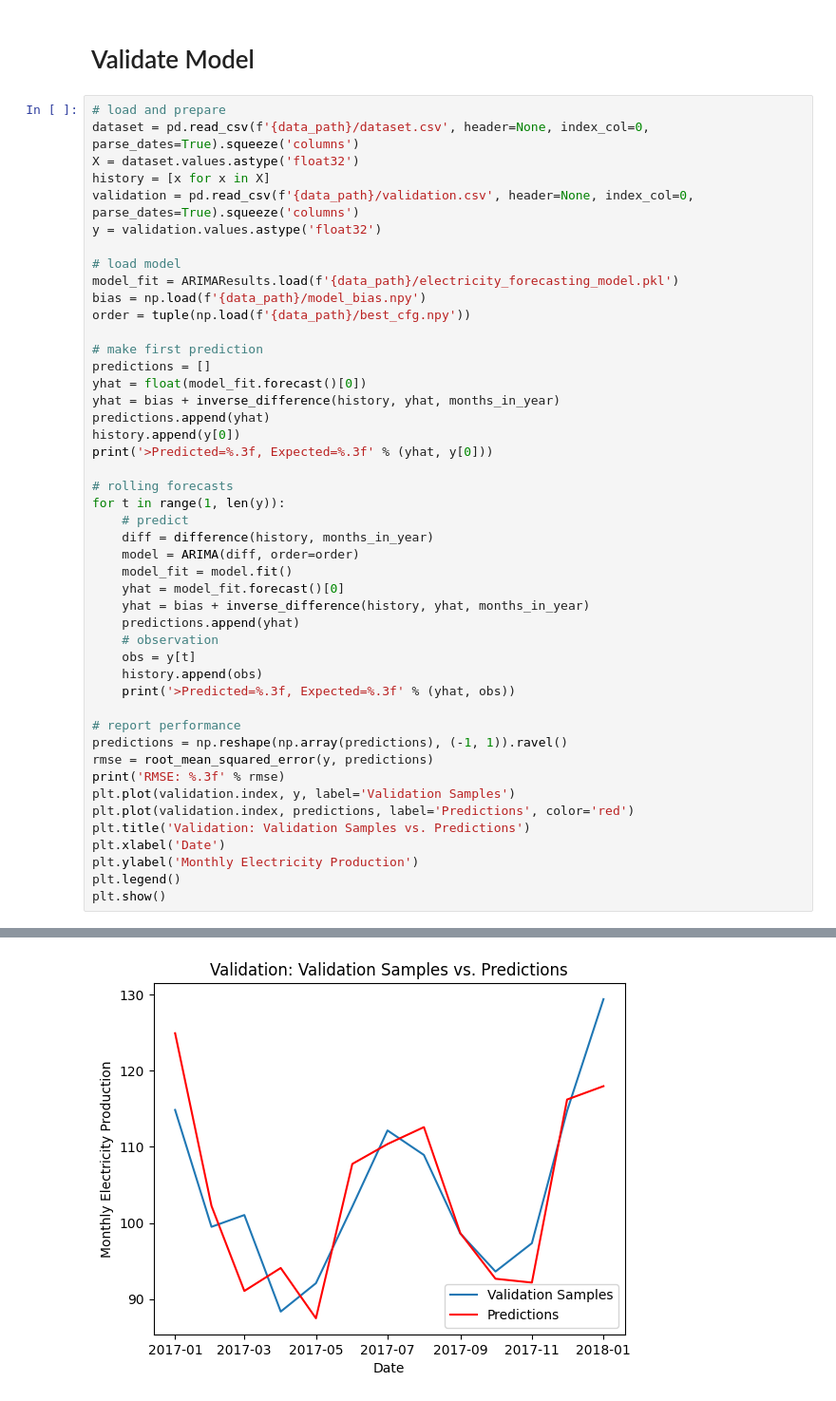
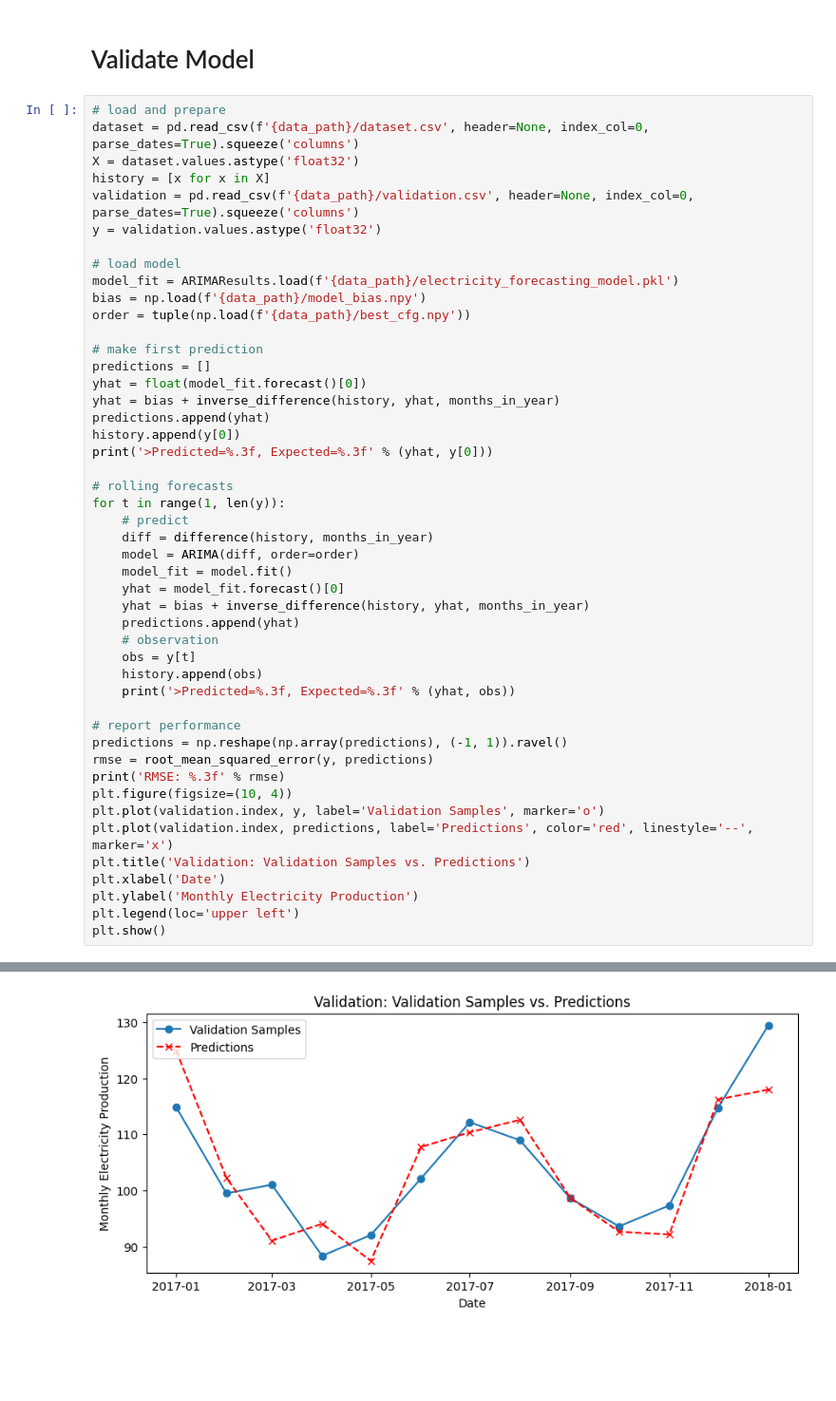
Before and after one commit to patrickmthisi/Monthly-Electricity-Production-, a Jupyter notebook: ARIMA_Time_Series_Forecasting_Electricity.ipynb, the cells around one changed output, grey strips where cells are left out. Shown at 95% size. Cells and saved outputs as stored; diff of their text form; blank space fills up the shorter version.

```diff
--- a/ARIMA_Time_Series_Forecasting_Electricity.ipynb
+++ b/ARIMA_Time_Series_Forecasting_Electricity.ipynb
@@ -457,36 +471,37 @@ for t in range(1, len(y)):
     yhat = bias + inverse_difference(history, yhat, months_in_year)
     predictions.append(yhat)
     # observation
     obs = y[t]
     history.append(obs)
     print('>Predicted=%.3f, Expected=%.3f' % (yhat, obs))
 
 # report performance
 predictions = np.reshape(np.array(predictions), (-1, 1)).ravel()
 rmse = root_mean_squared_error(y, predictions)
 print('RMSE: %.3f' % rmse)
-plt.plot(validation.index, y, label='Validation Samples')
-plt.plot(validation.index, predictions, label='Predictions', color='red')
+plt.figure(figsize=(10, 4))
+plt.plot(validation.index, y, label='Validation Samples', marker='o')
+plt.plot(validation.index, predictions, label='Predictions', color='red', linestyle='--', marker='x')
 plt.title('Validation: Validation Samples vs. Predictions')
 plt.xlabel('Date')
 plt.ylabel('Monthly Electricity Production')
-plt.legend()
+plt.legend(loc='upper left')
 plt.show()
 # %% [output]
 >Predicted=124.926, Expected=114.851
 >Predicted=102.236, Expected=99.490
 >Predicted=91.062, Expected=101.040
 >Predicted=94.081, Expected=88.353
 >Predicted=87.470, Expected=92.080
 >Predicted=107.753, Expected=102.153
 >Predicted=110.366, Expected=112.154
 >Predicted=112.590, Expected=108.931
 >Predicted=98.661, Expected=98.615
 >Predicted=92.664, Expected=93.614
 >Predicted=92.162, Expected=97.336
 >Predicted=116.216, Expected=114.721
 >Predicted=117.971, Expected=129.405
 RMSE: 6.021
-[figure, old version]
+[figure, new version]
 # %% [markdown]
 # Where do we go from here...
```
Also changed, not shown: parts of 4 cells of this notebook.
